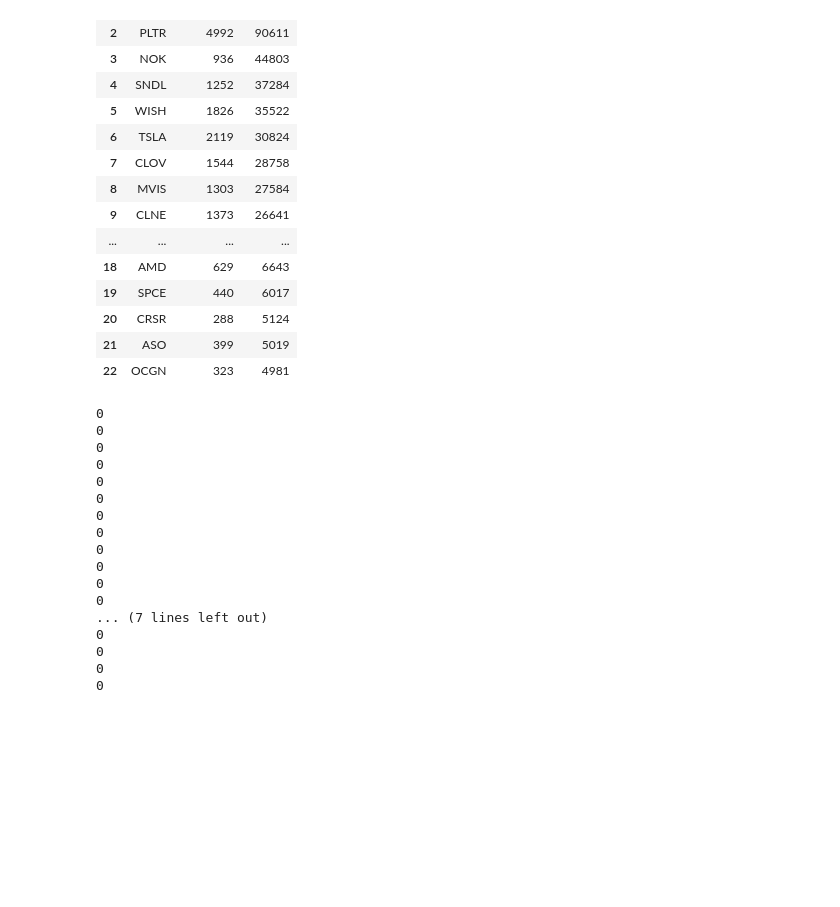
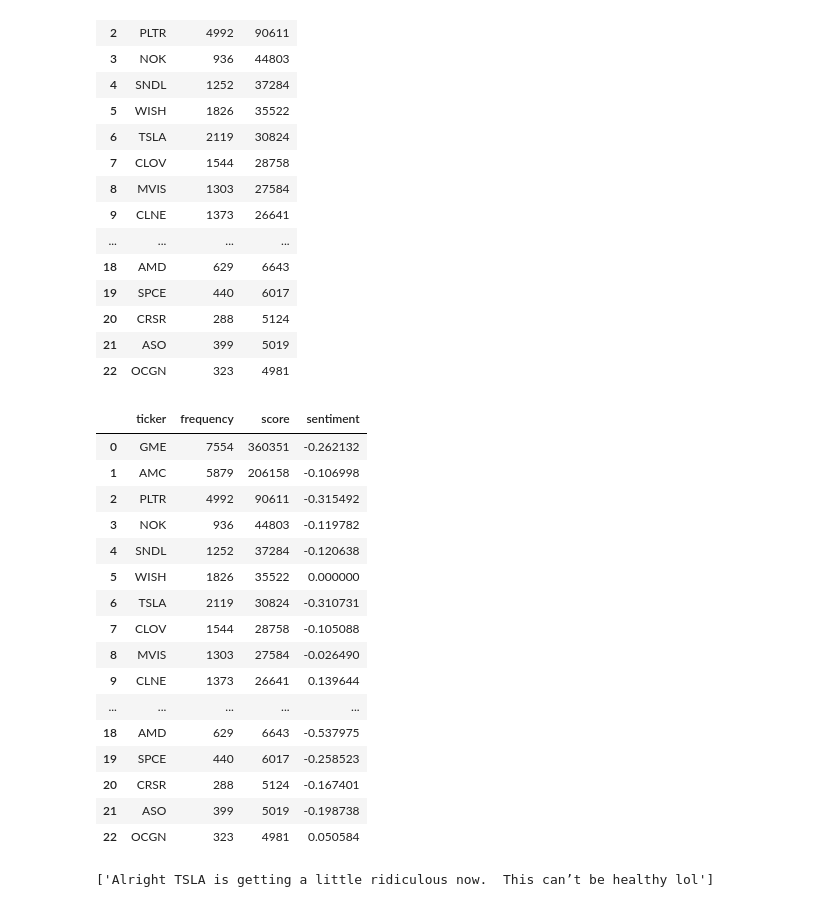
Before and after one commit to prakritj/ds105_wallstreetbets, a Jupyter notebook: second_analysis.ipynb, the cells around one changed output. Cells and saved outputs as stored; diff of their text form; code cells hidden in the pictures; blank space fills up the shorter version.

```diff
--- a/second_analysis.ipynb
+++ b/second_analysis.ipynb
@@ -167,30 +165,35 @@ sent_tickers
 # %%
 stock_sentiments=list()
 for stock in sent_tickers.itertuples():
-    print(i)
     stock_sentiments.append(stock_comment_sentiment(stock.ticker))
     # sent_tickers=sent_tickers.append({
     #     'sentiment':stock_comment_sentiment(stock.ticker)
     # },ignore_index=True)
 sent_tickers['sentiment']=stock_sentiments
-# %% [output]
-0
-0
-0
-0
-0
-0
-0
-0
-0
-0
-0
-0
-... (7 lines left out)
-0
-0
-0
-0
 # %%
 sent_tickers.to_pickle('sent_tickers.pickle')
 sent_tickers.to_csv('sent_tickers.csv')
+# %%
+sent_tickers
+# %% [output]
+|  | ticker | frequency | score | sentiment |
+| 0 | GME | 7554 | 360351 | -0.262132 |
+| 1 | AMC | 5879 | 206158 | -0.106998 |
+| 2 | PLTR | 4992 | 90611 | -0.315492 |
+| 3 | NOK | 936 | 44803 | -0.119782 |
+| 4 | SNDL | 1252 | 37284 | -0.120638 |
+| 5 | WISH | 1826 | 35522 | 0.000000 |
+| 6 | TSLA | 2119 | 30824 | -0.310731 |
+| 7 | CLOV | 1544 | 28758 | -0.105088 |
+| 8 | MVIS | 1303 | 27584 | -0.026490 |
+| 9 | CLNE | 1373 | 26641 | 0.139644 |
+| ... | ... | ... | ... | ... |
+| 18 | AMD | 629 | 6643 | -0.537975 |
+| 19 | SPCE | 440 | 6017 | -0.258523 |
+| 20 | CRSR | 288 | 5124 | -0.167401 |
+| 21 | ASO | 399 | 5019 | -0.198738 |
+| 22 | OCGN | 323 | 4981 | 0.050584 |
+# %%
+random_stock_comments('TSLA',1)
+# %% [output]
+['Alright TSLA is getting a little ridiculous now.  This can’t be healthy lol']
```
Also changed, not shown: parts of 20 cells of this notebook, 6 other files.
